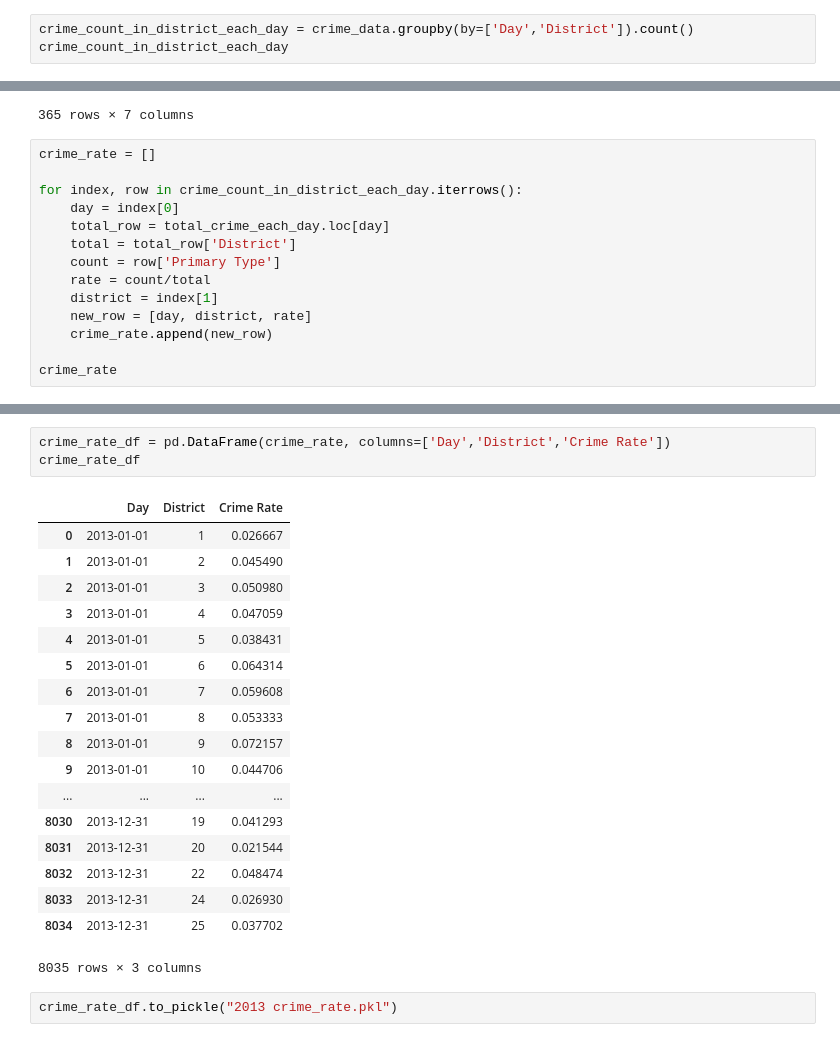
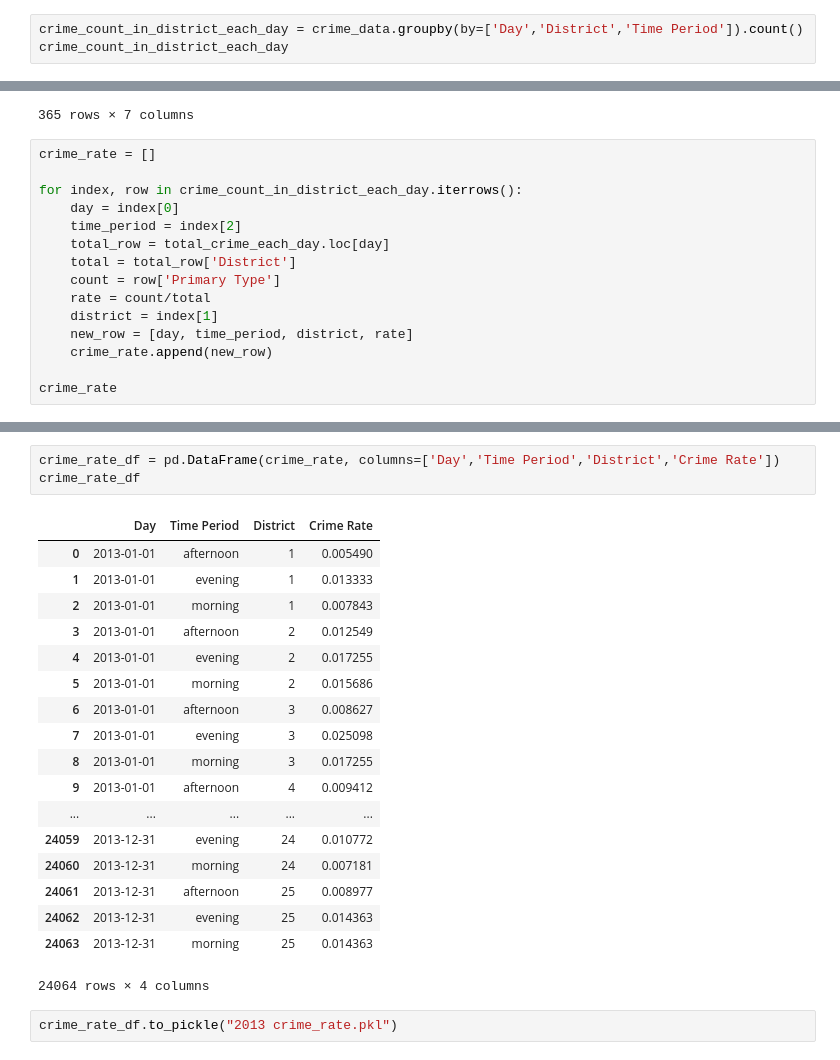
Before and after one commit to ChenshuXu/cse482-project, a Jupyter notebook: 2013 crime_rate.ipynb, the cells around one changed output, grey strips where cells are left out. Drawn from its saved outputs; the diff is of its cells as text.

```diff
--- a/2013 crime_rate.ipynb
+++ b/2013 crime_rate.ipynb
@@ -30,6 +30,6 @@ for index,row in crime_data.iterrows():
 # %%
 crime_data['Day'] = day
 # %%
-crime_count_in_district_each_day = crime_data.groupby(by=['Day','District']).count()
+crime_count_in_district_each_day = crime_data.groupby(by=['Day','District','Time Period']).count()
 crime_count_in_district_each_day
 # %% [output]
@@ -80,12 +80,13 @@ crime_rate = []
 
 for index, row in crime_count_in_district_each_day.iterrows():
     day = index[0]
+    time_period = index[2]
     total_row = total_crime_each_day.loc[day]
     total = total_row['District']
     count = row['Primary Type']
     rate = count/total
     district = index[1]
-    new_row = [day, district, rate]
+    new_row = [day, time_period, district, rate]
     crime_rate.append(new_row)
 
 crime_rate
@@ -109,25 +110,25 @@ crime_rate
  ...]
 # %%
-crime_rate_df = pd.DataFrame(crime_rate, columns=['Day','District','Crime Rate'])
+crime_rate_df = pd.DataFrame(crime_rate, columns=['Day','Time Period','District','Crime Rate'])
 crime_rate_df
 # %% [output]
-|  | Day | District | Crime Rate |
-| 0 | 2013-01-01 | 1 | 0.026667 |
-| 1 | 2013-01-01 | 2 | 0.045490 |
-| 2 | 2013-01-01 | 3 | 0.050980 |
-| 3 | 2013-01-01 | 4 | 0.047059 |
-| 4 | 2013-01-01 | 5 | 0.038431 |
-| 5 | 2013-01-01 | 6 | 0.064314 |
-| 6 | 2013-01-01 | 7 | 0.059608 |
-| 7 | 2013-01-01 | 8 | 0.053333 |
-| 8 | 2013-01-01 | 9 | 0.072157 |
-| 9 | 2013-01-01 | 10 | 0.044706 |
-| ... | ... | ... | ... |
-| 8030 | 2013-12-31 | 19 | 0.041293 |
-| 8031 | 2013-12-31 | 20 | 0.021544 |
-| 8032 | 2013-12-31 | 22 | 0.048474 |
-| 8033 | 2013-12-31 | 24 | 0.026930 |
-| 8034 | 2013-12-31 | 25 | 0.037702 |
+|  | Day | Time Period | District | Crime Rate |
+| 0 | 2013-01-01 | afternoon | 1 | 0.005490 |
+| 1 | 2013-01-01 | evening | 1 | 0.013333 |
+| 2 | 2013-01-01 | morning | 1 | 0.007843 |
+| 3 | 2013-01-01 | afternoon | 2 | 0.012549 |
+| 4 | 2013-01-01 | evening | 2 | 0.017255 |
+| 5 | 2013-01-01 | morning | 2 | 0.015686 |
+| 6 | 2013-01-01 | afternoon | 3 | 0.008627 |
+| 7 | 2013-01-01 | evening | 3 | 0.025098 |
+| 8 | 2013-01-01 | morning | 3 | 0.017255 |
+| 9 | 2013-01-01 | afternoon | 4 | 0.009412 |
+| ... | ... | ... | ... | ... |
+| 24059 | 2013-12-31 | evening | 24 | 0.010772 |
+| 24060 | 2013-12-31 | morning | 24 | 0.007181 |
+| 24061 | 2013-12-31 | afternoon | 25 | 0.008977 |
+| 24062 | 2013-12-31 | evening | 25 | 0.014363 |
+| 24063 | 2013-12-31 | morning | 25 | 0.014363 |
-8035 rows × 3 columns
+24064 rows × 4 columns
 # %%
 crime_rate_df.to_pickle("2013 crime_rate.pkl")
```
Also changed, not shown: parts of 2 cells of this notebook, 10 other files.
